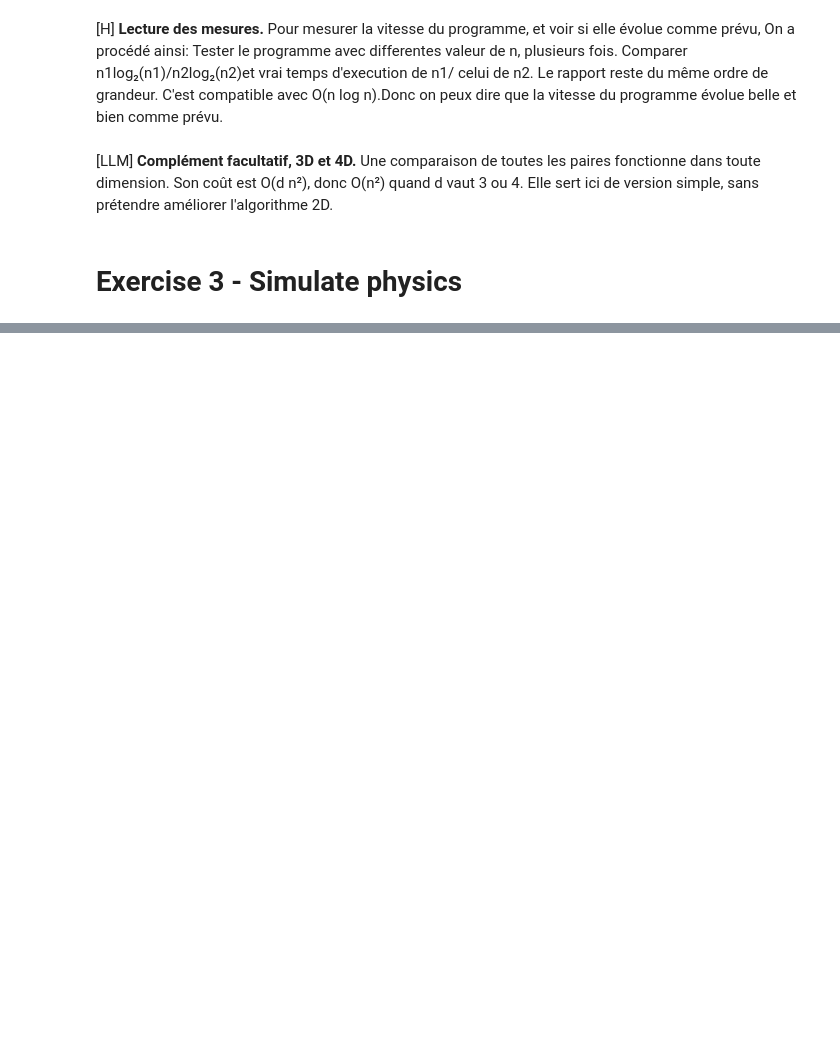
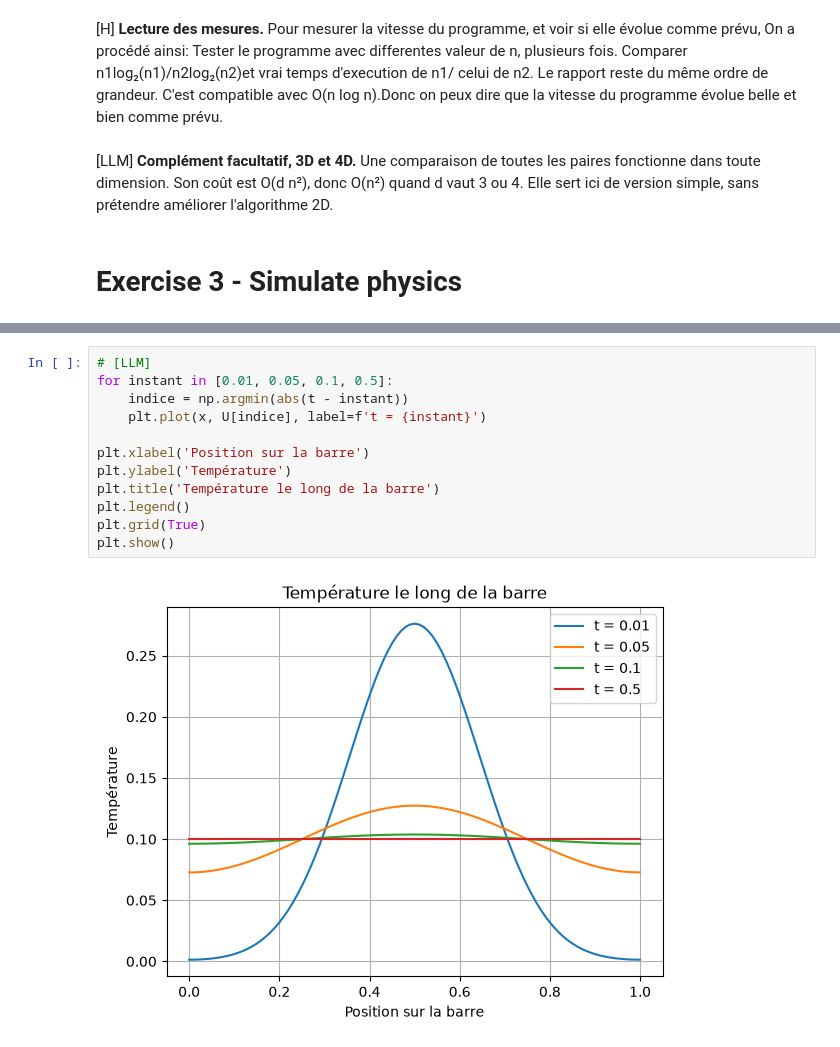
Before and after one commit to wassim130/Progres-TME-2, a Jupyter notebook: TME 02/TME2_Solution.ipynb, the cells around one changed output, grey strips where cells are left out. Cells and saved outputs as stored; diff of their text form; blank space fills up the shorter version.

```diff
--- a/TME 02/TME2_Solution.ipynb
+++ b/TME 02/TME2_Solution.ipynb
@@ -82,0 +154,14 @@ Le rapport reste du même ordre de grandeur. C'est compatible avec O(n log n).Do
+# %%
+# [LLM]
+for instant in [0.01, 0.05, 0.1, 0.5]:
+    indice = np.argmin(abs(t - instant))
+    plt.plot(x, U[indice], label=f't = {instant}')
+
+plt.xlabel('Position sur la barre')
+plt.ylabel('Température')
+plt.title('Température le long de la barre')
+plt.legend()
+plt.grid(True)
+plt.show()
+# %% [output]
+[figure, added]
```
Also changed, not shown: parts of 19 cells of this notebook.
